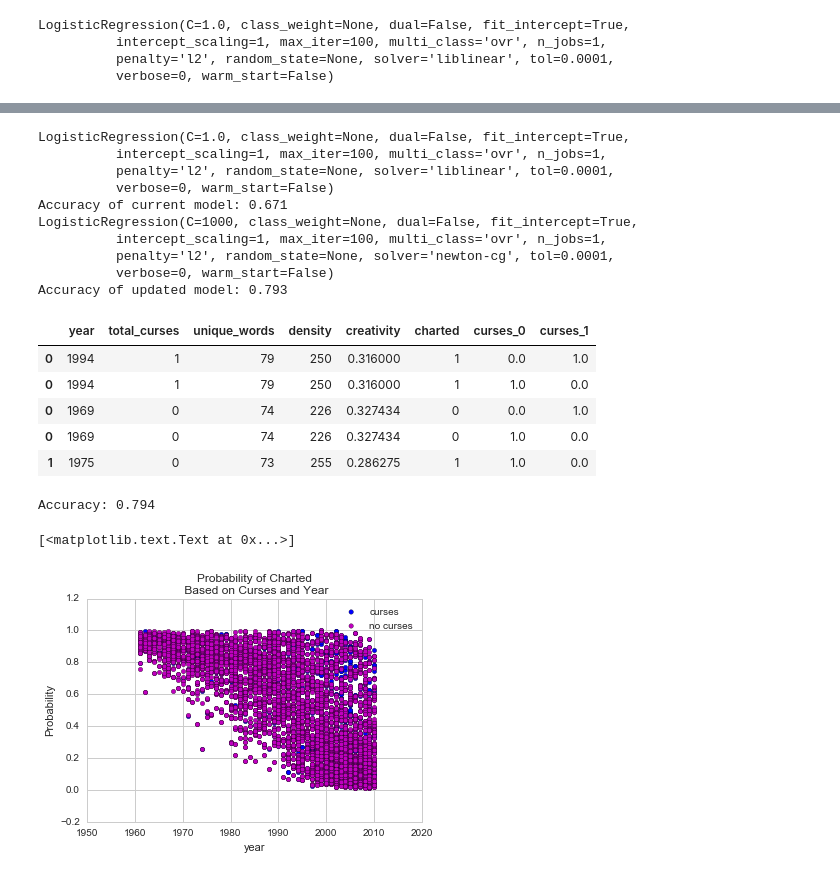
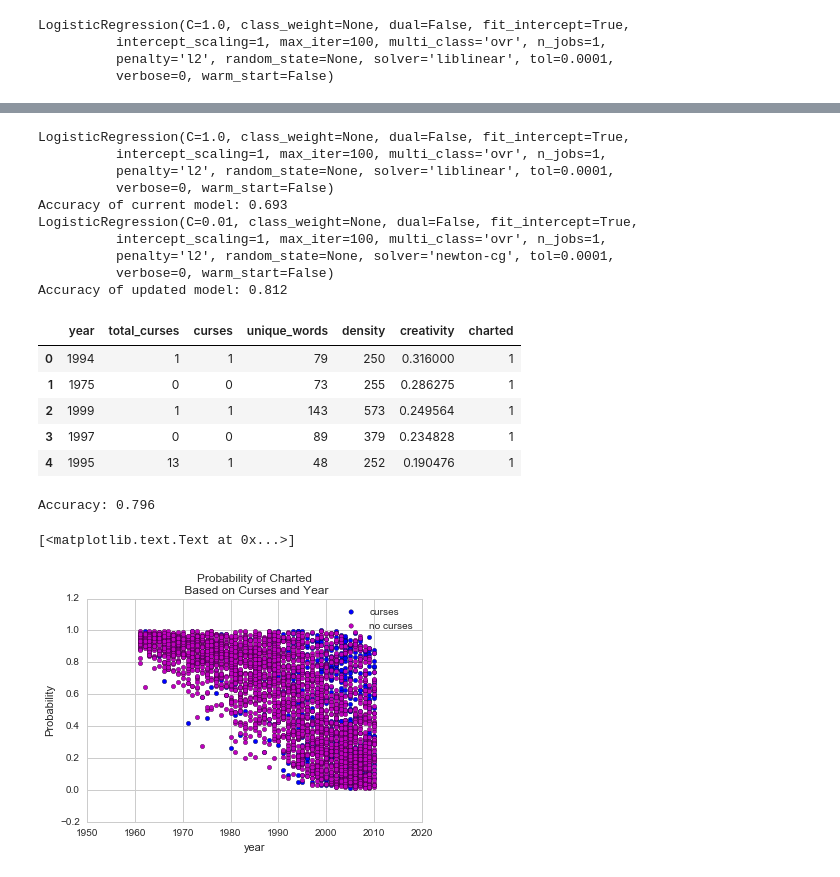
Before and after one commit to ribbas/Heat-Replay, a Jupyter notebook: src/models/test1.ipynb, the cells around one changed output, grey strips where cells are left out. Cells and saved outputs as stored; diff of their text form; code cells hidden in the pictures.

```diff
--- a/src/models/test1.ipynb
+++ b/src/models/test1.ipynb
@@ -216,7 +195,7 @@ print lm
 print "Accuracy of current model: %0.3f" % lm.score(X_test, y_test)
 
 # Update model params
-lm.set_params(C=1000)
+lm.set_params(C=0.01)
 lm.set_params(solver='newton-cg')
 
 # Retrain model on new params
@@ -230,12 +209,12 @@ LogisticRegression(C=1.0, class_weight=None, dual=False, fit_intercept=True,
           intercept_scaling=1, max_iter=100, multi_class='ovr', n_jobs=1,
           penalty='l2', random_state=None, solver='liblinear', tol=0.0001,
           verbose=0, warm_start=False)
-Accuracy of current model: 0.671
-LogisticRegression(C=1000, class_weight=None, dual=False, fit_intercept=True,
+Accuracy of current model: 0.693
+LogisticRegression(C=0.01, class_weight=None, dual=False, fit_intercept=True,
           intercept_scaling=1, max_iter=100, multi_class='ovr', n_jobs=1,
           penalty='l2', random_state=None, solver='newton-cg', tol=0.0001,
           verbose=0, warm_start=False)
-Accuracy of updated model: 0.793
+Accuracy of updated model: 0.812
 # %%
 # Load charted and uncharted dataset
 charted = pd.read_csv("../db/analytics/charted.csv")
@@ -246,16 +225,16 @@ uncharted = pd.read_csv("../db/analytics/uncharted.csv")
 df_train = pd.concat([charted, uncharted])
 df_train.drop(df_train.columns[0:2], axis=1, inplace=True)
 # Pre-process data
-df_train = pre_proc(df_train)
+# df_train = pre_proc(df_train)
 
 df_train.head()
 # %% [output]
-|  | year | total_curses | unique_words | density | creativity | charted | curses_0 | curses_1 |
-| 0 | 1994 | 1 | 79 | 250 | 0.316000 | 1 | 0.0 | 1.0 |
-| 0 | 1994 | 1 | 79 | 250 | 0.316000 | 1 | 1.0 | 0.0 |
-| 0 | 1969 | 0 | 74 | 226 | 0.327434 | 0 | 0.0 | 1.0 |
-| 0 | 1969 | 0 | 74 | 226 | 0.327434 | 0 | 1.0 | 0.0 |
-| 1 | 1975 | 0 | 73 | 255 | 0.286275 | 1 | 1.0 | 0.0 |
+|  | year | total_curses | curses | unique_words | density | creativity | charted |
+| 0 | 1994 | 1 | 1 | 79 | 250 | 0.316000 | 1 |
+| 1 | 1975 | 0 | 0 | 73 | 255 | 0.286275 | 1 |
+| 2 | 1999 | 1 | 1 | 143 | 573 | 0.249564 | 1 |
+| 3 | 1997 | 0 | 0 | 89 | 379 | 0.234828 | 1 |
+| 4 | 1995 | 13 | 1 | 48 | 252 | 0.190476 | 1 |
 # %%
 # Set target variable name
 target = 'charted'
@@ -277,19 +256,19 @@ lm.fit(X_train, y_train)
 # Score tuned model
 print "Accuracy: %0.3f" % lm.score(X_train, y_train)
 # %% [output]
-Accuracy: 0.794
+Accuracy: 0.796
 # %%
 # Generate probabililty of charted using trained model
 df_train['Probability'] = lm.predict_proba(X_train)[:,1]
 # %%
 # Plot Probability of Survivial Based on Sex and Age
-ax = df_train[df_train['curses_1']==1].plot(
+ax = df_train[df_train['curses']==1].plot(
     x='year', y='Probability', kind='scatter', color='b', label='curses'
 )
-df_train[df_train['curses_0']==1].plot(
+df_train[df_train['curses']==0].plot(
     ax=ax, x='year', y='Probability', kind='scatter', color='m', label='no curses'
 )
 ax.set(title='Probability of Charted\n Based on Curses and Year')
 # %% [output]
 [<matplotlib.text.Text at 0x...>]
-[figure, old version]
+[figure, new version]
```
Also changed, not shown: parts of 12 cells of this notebook, 37 other files.
